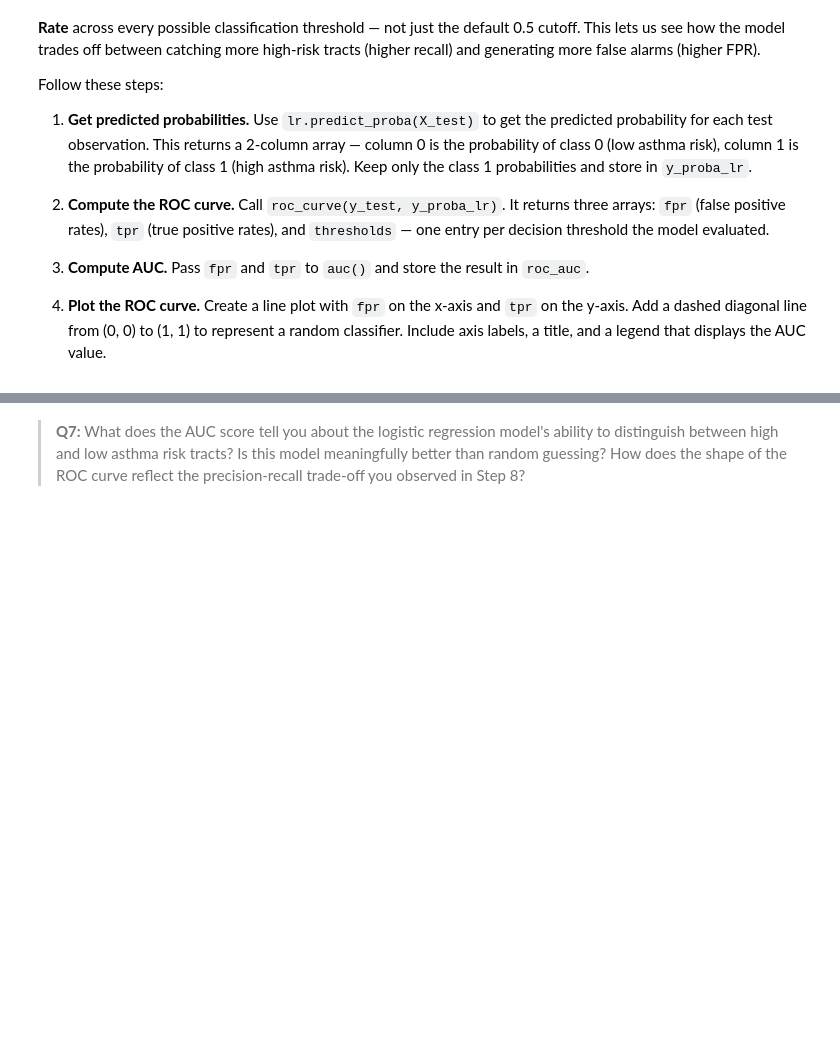
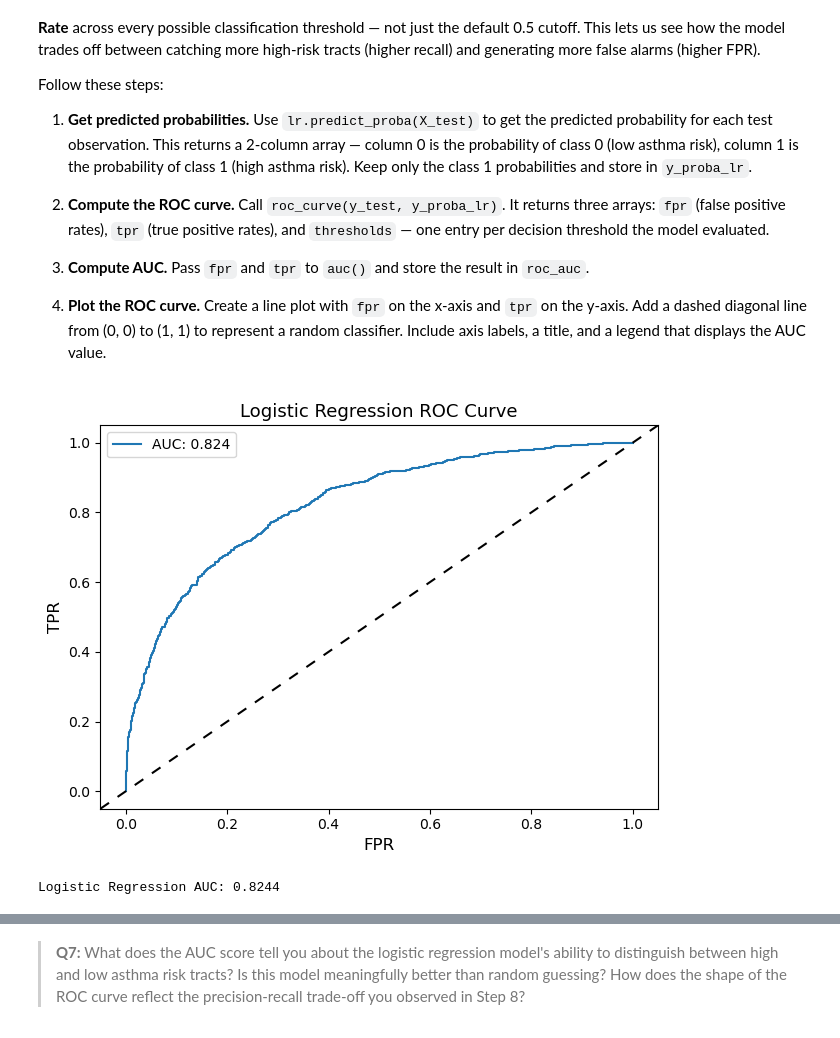
Before and after one commit to lsdixit/assignment-2, a Jupyter notebook: hw2-task2.ipynb, the cells around one changed output, grey strips where cells are left out. Saved outputs shown, nothing was run; the diff lists cells and outputs as text; code cells hidden in the pictures; blank space fills up the shorter version.

```diff
--- a/hw2-task2.ipynb
+++ b/hw2-task2.ipynb
@@ -481,11 +491,31 @@ Follow these steps:
 
 4. **Plot the ROC curve.** Create a line plot with `fpr` on the x-axis and `tpr` on the y-axis. Add a dashed diagonal line from (0, 0) to (1, 1) to represent a random classifier. Include axis labels, a title, and a legend that displays the AUC value.
 # %%
-y_proba_lr = ...
-fpr, tpr, thresholds = ...
-roc_auc = ...
+# Calculate predicted probabilities for each test observation
+y_proba_lr = lr.predict_proba(X_test)[:, 1]
+
+# Compute ROC curve
+fpr, tpr, thresholds = roc_curve(y_test, y_proba_lr)
+
+# Compute AUC
+roc_auc = auc(fpr, tpr)
+
+# Plot ROC curve
+fig, ax = plt.subplots()
+ax.plot(fpr, tpr, label = f"AUC: {roc_auc:.3f}")
+ax.axline((0, 0), slope=1, color="black", linestyle=(0, (5, 5)))
+ax.set_xlabel('FPR', fontsize=12)
+ax.set_ylabel('TPR', fontsize=12)
+ax.set_title('Logistic Regression ROC Curve', fontsize=13)
+ax.legend()
+plt.tight_layout()
+plt.show()
+
 
 
 print(f'Logistic Regression AUC: {roc_auc:.4f}')
+# %% [output]
+[figure, added]
+Logistic Regression AUC: 0.8244
 # %%
 grader.check("q17")
```
Also changed, not shown: parts of 7 cells of this notebook, 1 other file.
